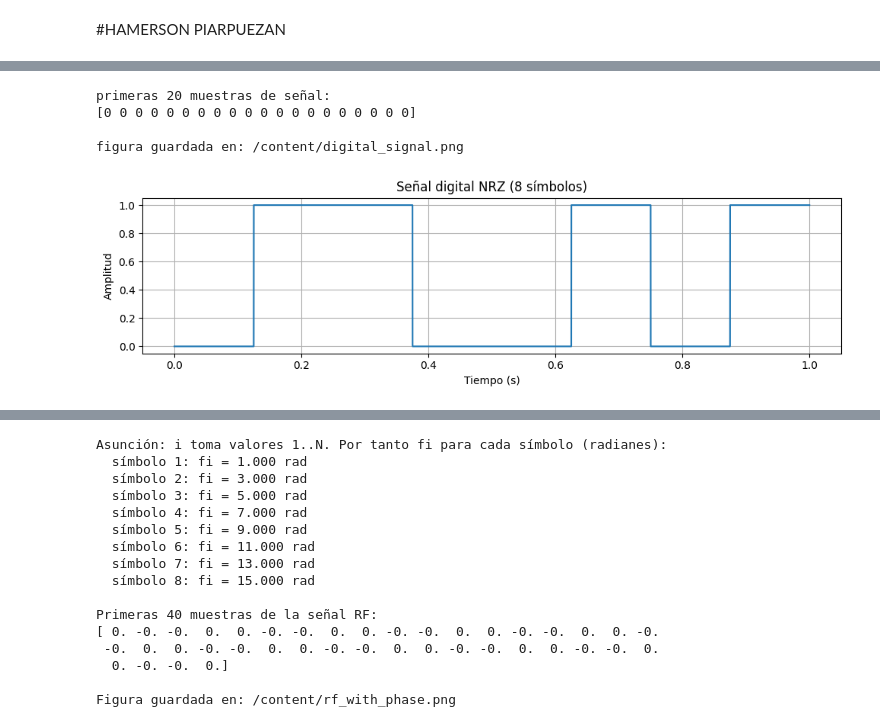
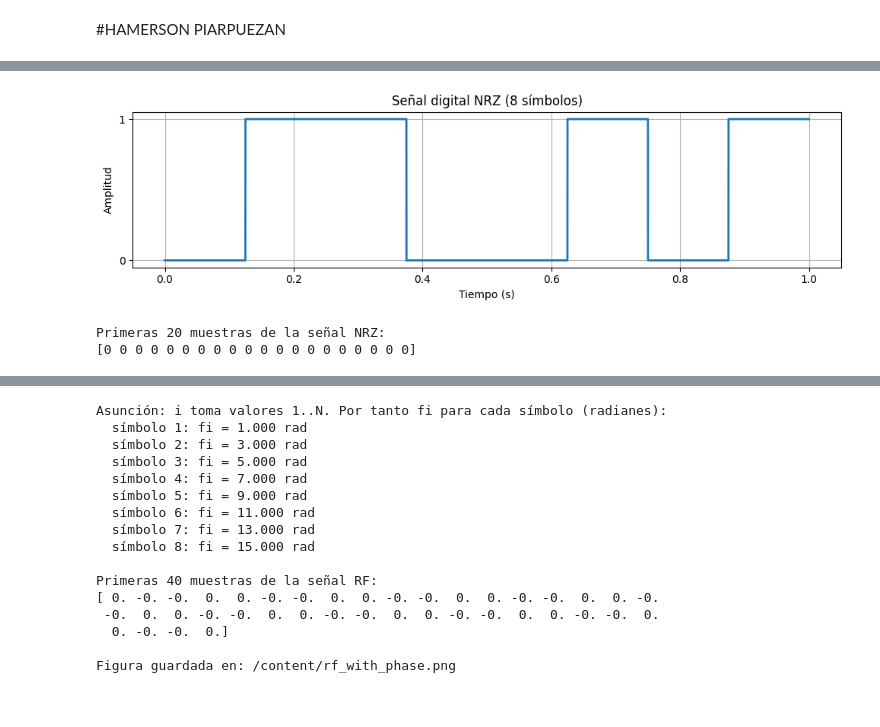
Before and after one commit to Hamerson-jhoel/Teoria_de_senales, a Jupyter notebook: QUIZ/quiz_7_11_25.ipynb, the cells around one changed output, grey strips where cells are left out. Drawn from its saved outputs; the diff is of its cells as text; code cells hidden in the pictures.

```diff
--- a/QUIZ/quiz_7_11_25.ipynb
+++ b/QUIZ/quiz_7_11_25.ipynb
@@ -33,39 +36,39 @@ $
 # %%
-# Generador de señal digital a partir de 8 símbolos (sin caas_jupyter_tools)
 import numpy as np
 import matplotlib.pyplot as plt
 
-# --- Parámetros que puedes editar ---
-d = np.array([0,1,1,0,0,1,0,1])  # 8 símbolos
-Tb = 0.125     # duración de símbolo
-fs = 20000      # frecuencia de muestreo
-sps = int(fs * Tb)   # samples per symbol
-# ------------------------------------
+# --- Parámetros de la Trama ---
+d = np.array([0, 1, 1, 0, 0, 1, 0, 1])  # 8 símbolos
+T = 0.125                               # Duración de símbolo (Tb) [s]
+fs = 20000                              # Frecuencia de muestreo [Hz]
+sps = int(fs * T)                       # Muestras por símbolo
 
-# Construcción de la señal NRZ
-t_symbol = np.linspace(0, Tb, sps, endpoint=False)
-time = np.concatenate([t_symbol + i*Tb for i in range(len(d))])
+# --- Construcción de la Señal NRZ ---
+# 1. Vector de tiempo para un solo símbolo
+t_symbol = np.linspace(0, T, sps, endpoint=False)
+
+# 2. Vector de tiempo total
+N_symbols = len(d)
+time = np.concatenate([t_symbol + i * T for i in range(N_symbols)])
+
+# 3. Mapeo de amplitud y repetición para crear los cuadros
+# La señal NRZ (Non-Return-to-Zero) es la repetición del nivel (0 o 1) por el tiempo T
 signal = np.repeat(d, sps)
 
-# Plot
-fig, ax = plt.subplots(figsize=(10,3))
-ax.plot(time, signal)
+# --- Gráfica de los Cuadros ---
+fig, ax = plt.subplots(figsize=(10, 3))
+ax.plot(time, signal, linewidth=2.0)
 ax.set_xlabel('Tiempo (s)')
 ax.set_ylabel('Amplitud')
-ax.set_title('Señal digital NRZ (8 símbolos)')
+ax.set_title(f'Señal digital NRZ ({N_symbols} símbolos)')
 ax.grid(True)
+ax.set_yticks([0, 1]) # Aseguramos que solo muestre los niveles 0 y 1
 plt.tight_layout()
+plt.show()
 
-fig_path = '/content/digital_signal.png'
-fig.savefig(fig_path)
-
-print("primeras 20 muestras de señal:")
+print("Primeras 20 muestras de la señal NRZ:")
 print(signal[:20])
-print()
-print("figura guardada en:", fig_path)
 # %% [output]
+[figure, new version]
-primeras 20 muestras de señal:
+Primeras 20 muestras de la señal NRZ:
 [0 0 0 0 0 0 0 0 0 0 0 0 0 0 0 0 0 0 0 0]
-
-figura guardada en: /content/digital_signal.png
-[figure, old version]
```
Also changed, not shown: parts of 37 cells of this notebook.
